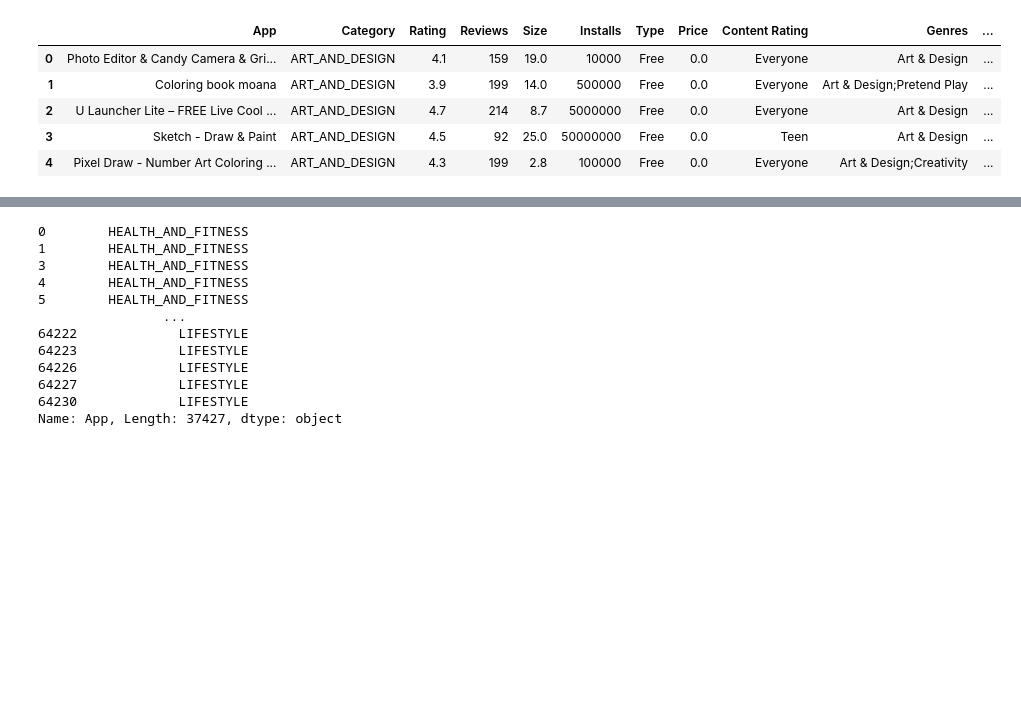
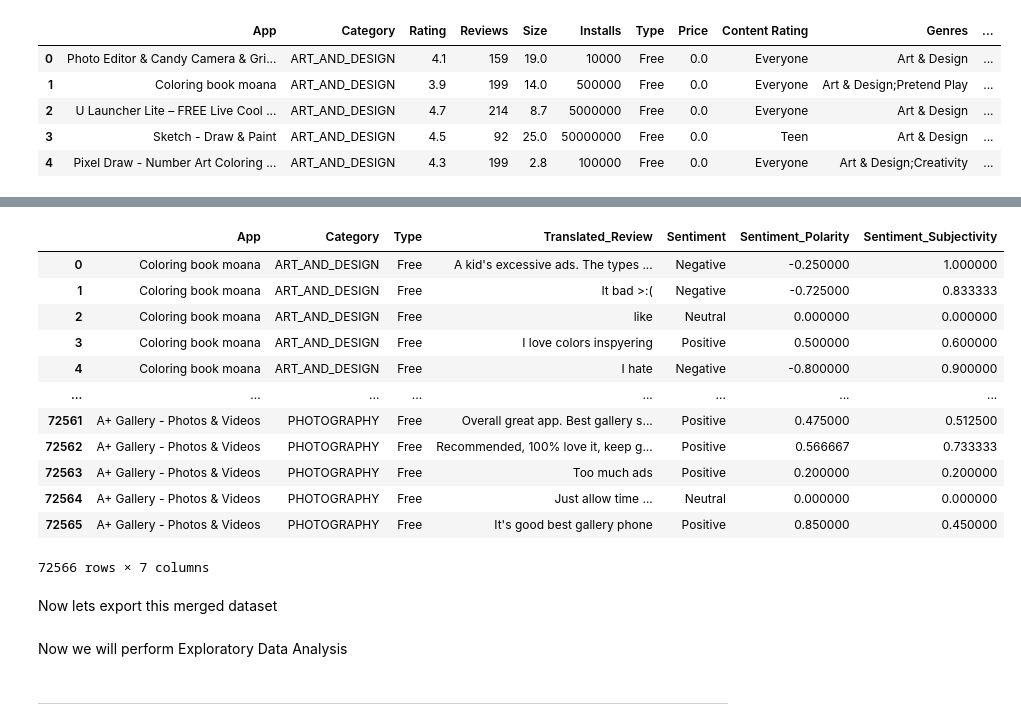
Before and after one commit to kulkarni-harsh/Play-Store-Analysis, a Jupyter notebook: Jupyter Notebooks/Data Cleaning.ipynb, the cells around one changed output, grey strips where cells are left out. Saved outputs shown, nothing was run; the diff lists cells and outputs as text; code cells hidden in the pictures; blank space fills up the shorter version.

```diff
--- a/Jupyter Notebooks/Data Cleaning.ipynb
+++ b/Jupyter Notebooks/Data Cleaning.ipynb
@@ -519,17 +509,2 @@ a=dataset_reviews['App'].apply(lambda x:add_category(x))
-# %%
-a
-# %% [output]
-0        HEALTH_AND_FITNESS
-1        HEALTH_AND_FITNESS
-3        HEALTH_AND_FITNESS
-4        HEALTH_AND_FITNESS
-5        HEALTH_AND_FITNESS
-                ...
-64222             LIFESTYLE
-64223             LIFESTYLE
-64226             LIFESTYLE
-64227             LIFESTYLE
-64230             LIFESTYLE
-Name: App, Length: 37427, dtype: object
 # %%
 dataset_merged=pd.merge(dataset_app_cleaned,dataset_reviews)[['App','Category','Type','Translated_Review','Sentiment','Sentiment_Polarity','Sentiment_Subjectivity']]
@@ -537,0 +511,18 @@ data
+# %%
+dataset_merged
+# %% [output]
+|  | App | Category | Type | Translated_Review | Sentiment | Sentiment_Polarity | Sentiment_Subjectivity |
+| 0 | Coloring book moana | ART_AND_DESIGN | Free | A kid's excessive ads. The types ... | Negative | -0.250000 | 1.000000 |
+| 1 | Coloring book moana | ART_AND_DESIGN | Free | It bad >:( | Negative | -0.725000 | 0.833333 |
+| 2 | Coloring book moana | ART_AND_DESIGN | Free | like | Neutral | 0.000000 | 0.000000 |
+| 3 | Coloring book moana | ART_AND_DESIGN | Free | I love colors inspyering | Positive | 0.500000 | 0.600000 |
+| 4 | Coloring book moana | ART_AND_DESIGN | Free | I hate | Negative | -0.800000 | 0.900000 |
+| ... | ... | ... | ... | ... | ... | ... | ... |
+| 72561 | A+ Gallery - Photos & Videos | PHOTOGRAPHY | Free | Overall great app. Best gallery s... | Positive | 0.475000 | 0.512500 |
+| 72562 | A+ Gallery - Photos & Videos | PHOTOGRAPHY | Free | Recommended, 100% love it, keep g... | Positive | 0.566667 | 0.733333 |
+| 72563 | A+ Gallery - Photos & Videos | PHOTOGRAPHY | Free | Too much ads | Positive | 0.200000 | 0.200000 |
+| 72564 | A+ Gallery - Photos & Videos | PHOTOGRAPHY | Free | Just allow time ... | Neutral | 0.000000 | 0.000000 |
+| 72565 | A+ Gallery - Photos & Videos | PHOTOGRAPHY | Free | It's good best gallery phone | Positive | 0.850000 | 0.450000 |
+72566 rows × 7 columns
+# %% [markdown]
+Now lets export this merged dataset
@@ -537,0 +531,4 @@ data
+# %% [markdown]
+Now we will perform Exploratory Data Analysis
+# %% [markdown]
+----------------------
```
Also changed, not shown: parts of 6 cells of this notebook, 1 other file.
